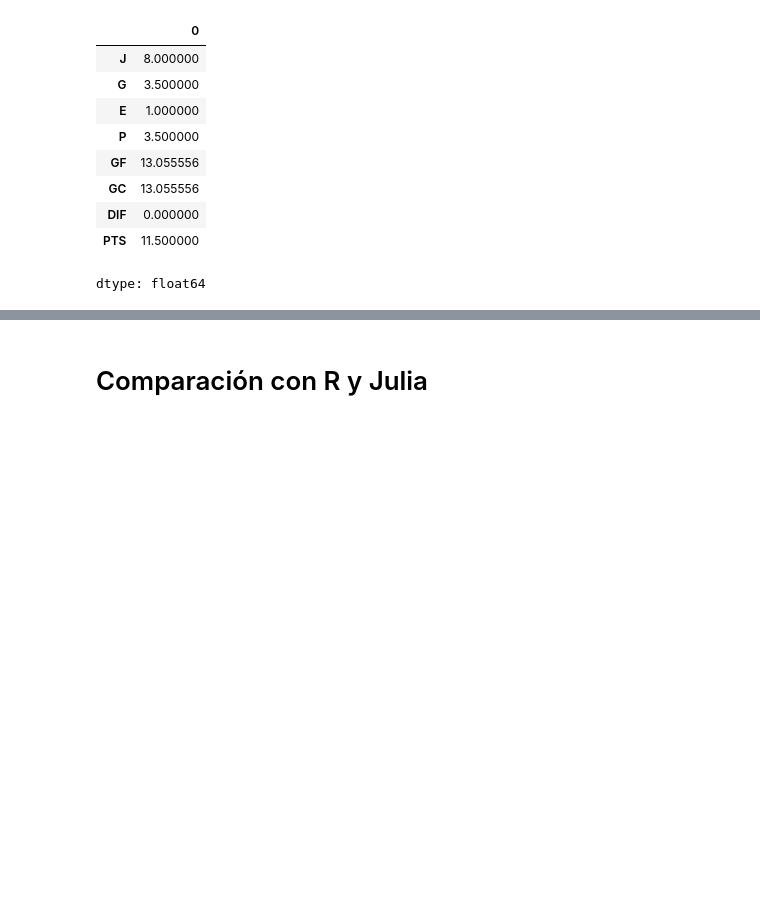
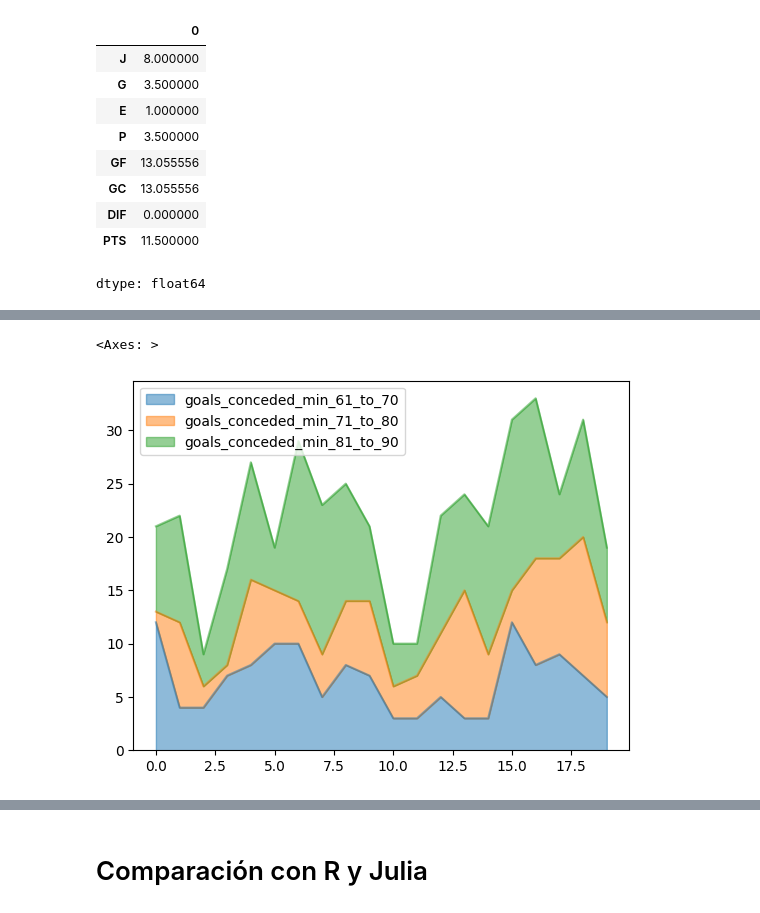
Before and after one commit to FranciscoMoralesActuary/Python, a Jupyter notebook: pandasipynb.ipynb, the cells around one changed output, grey strips where cells are left out. Saved outputs shown, nothing was run; the diff lists cells and outputs as text; code cells hidden in the pictures; blank space fills up the shorter version.

```diff
--- a/pandasipynb.ipynb
+++ b/pandasipynb.ipynb
@@ -1513,0 +1648,6 @@ dtype: float64
+# %%
+#Grafico de los goles concedidos en los ultimos minutos de juegos
+datos_premier[['goals_conceded_min_61_to_70','goals_conceded_min_71_to_80','goals_conceded_min_81_to_90']].plot.area(alpha=0.5)
+# %% [output]
+<Axes: >
+[figure, added]
```
Also changed, not shown: parts of 37 cells of this notebook.
